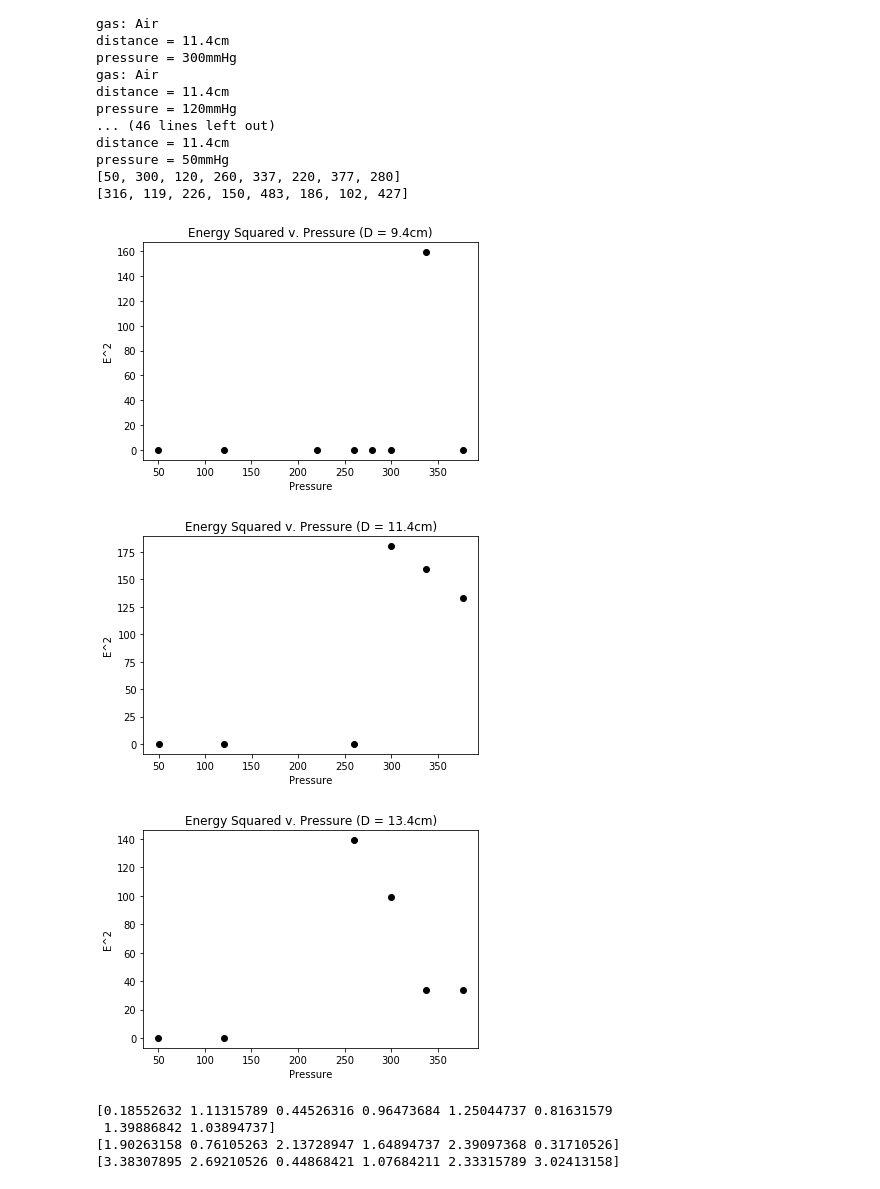
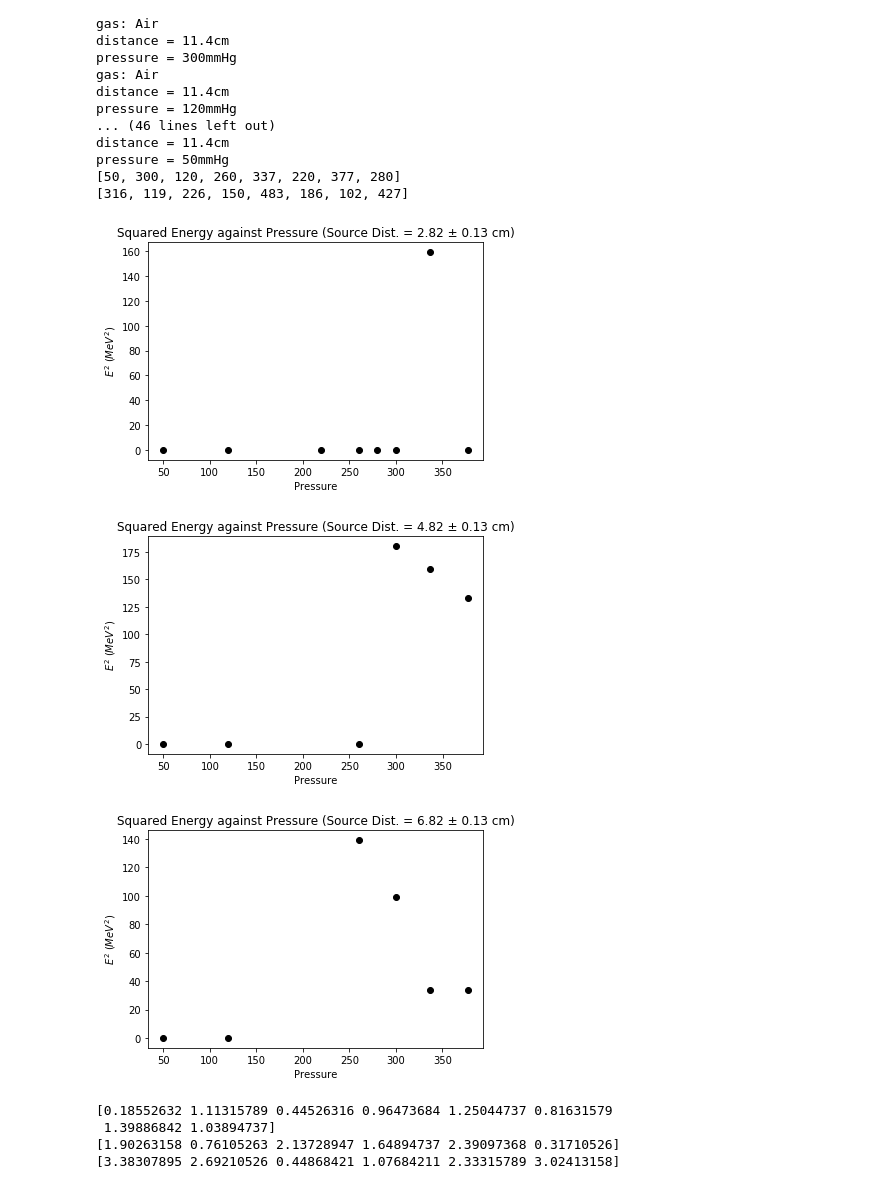
Before and after one commit to nurriol2/phys403, a Jupyter notebook: alpha/dataAnalysis.ipynb, the cells around one changed output. Drawn from its saved outputs; the diff is of its cells as text; code cells hidden in the pictures.

Commit message:
source distance reflected in count rate

```diff
--- a/alpha/dataAnalysis.ipynb
+++ b/alpha/dataAnalysis.ipynb
@@ -197,13 +197,13 @@ def eSquaredvP(pressure, energy, xlabel, ylabel, title):
 
     return
 # %%
-eSquaredvP(close_pressure, close_distance_energy, 'Pressure', 'E^2', 'Energy Squared v. Pressure (D = 9.4cm)')
-eSquaredvP(med_pressure, med_distance_energy, 'Pressure', 'E^2', 'Energy Squared v. Pressure (D = 11.4cm)')
-eSquaredvP(far_pressure, far_distance_energy, 'Pressure', 'E^2', 'Energy Squared v. Pressure (D = 13.4cm)')
+eSquaredvP(close_pressure, close_distance_energy, 'Pressure', '$E^2$ ($MeV^2$)', 'Squared Energy against Pressure (Source Dist. = 2.82 ± 0.13 cm)')
+eSquaredvP(med_pressure, med_distance_energy, 'Pressure', '$E^2$ ($MeV^2$)', 'Squared Energy against Pressure (Source Dist. = 4.82 ± 0.13 cm)')
+eSquaredvP(far_pressure, far_distance_energy, 'Pressure', '$E^2$ ($MeV^2$)', 'Squared Energy against Pressure (Source Dist. = 6.82 ± 0.13 cm)')
 # %% [output]
-[figure, old version]
+[figure, new version]
-[figure, old version]
+[figure, new version]
-[figure, old version]
+[figure, new version]
 # %%
 def calc_xEff(distance, pressure):
     import numpy as np
```
